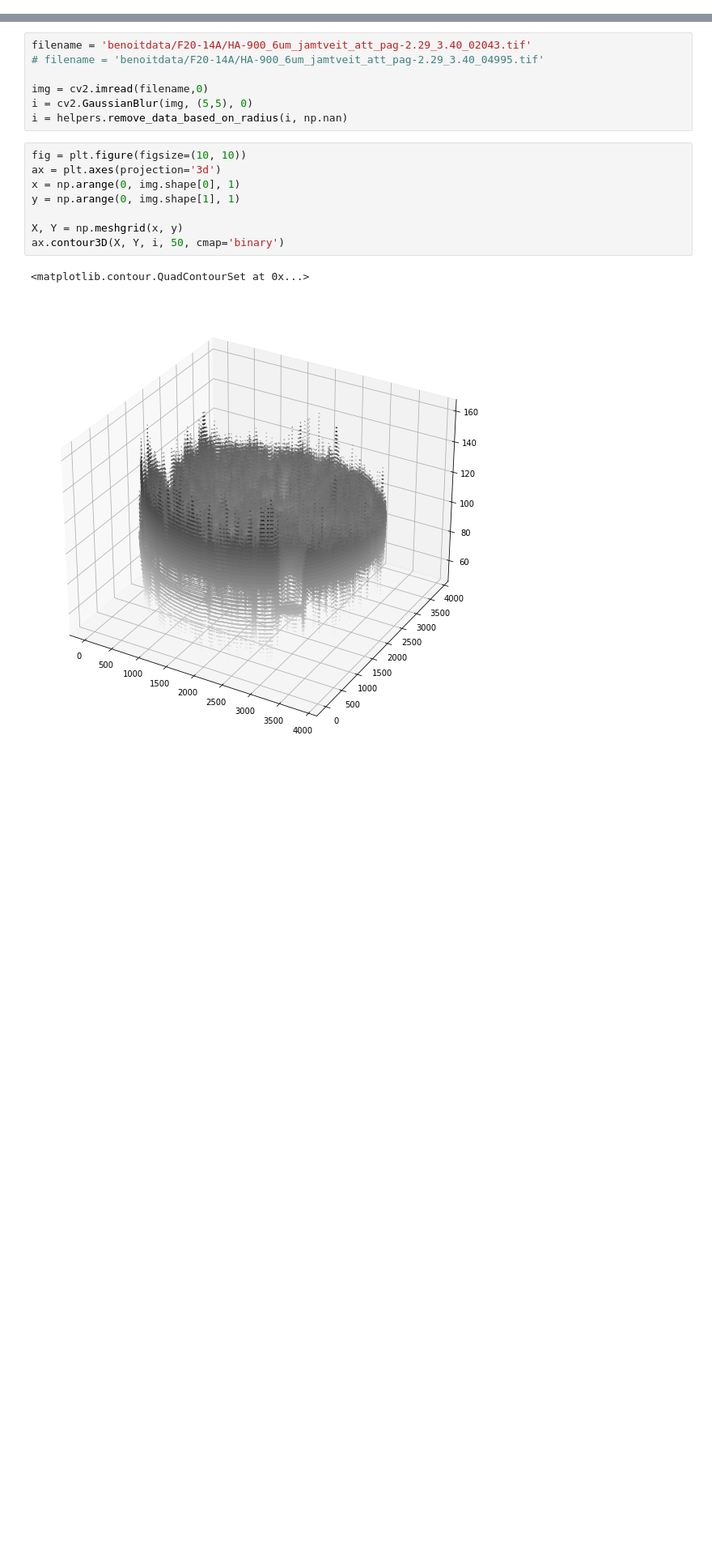
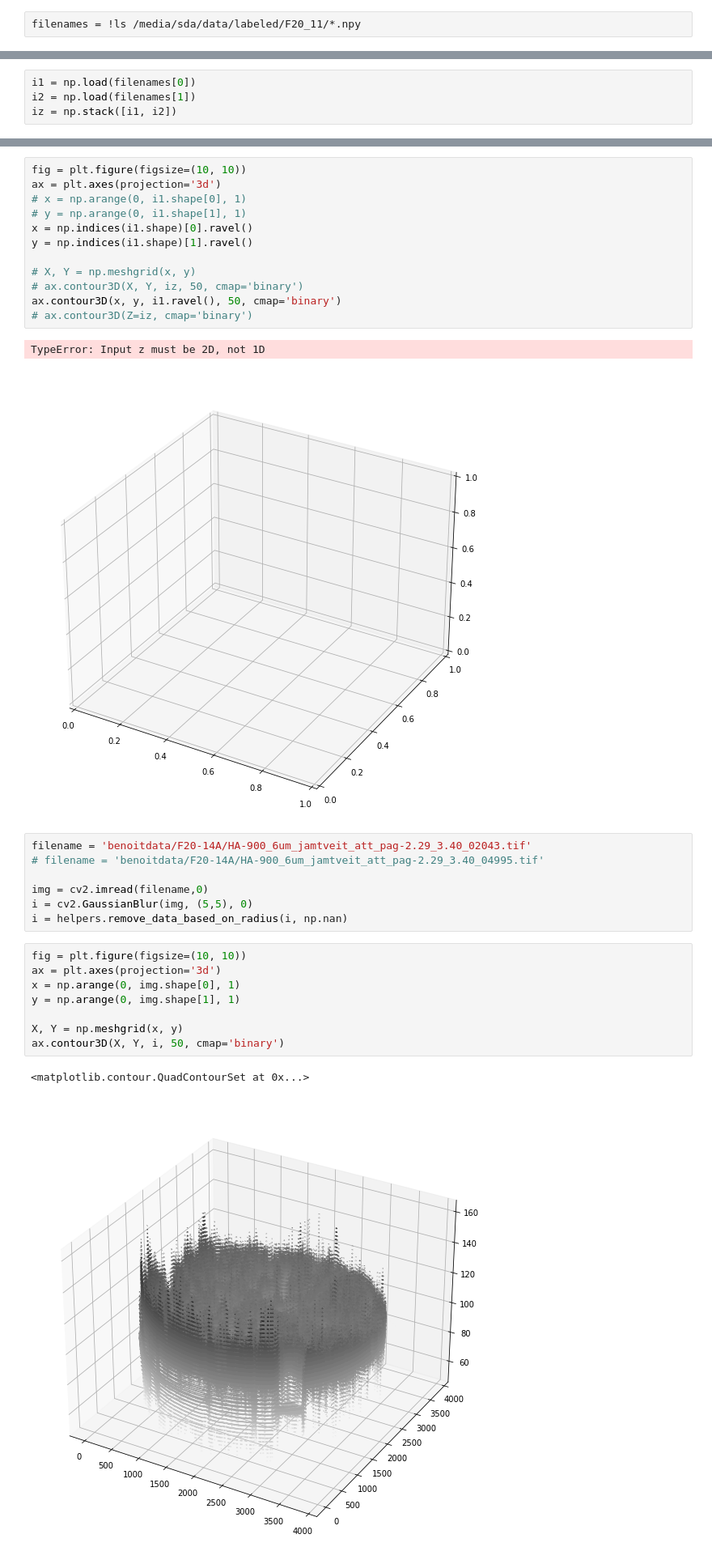
Before and after one commit to mnky9800n/faroe_segmentation, a Jupyter notebook: 3dimage.ipynb, the cells around one changed output, grey strips where cells are left out. Shown at 81% size. Saved outputs shown, nothing was run; the diff lists cells and outputs as text; blank space fills up the shorter version.

```diff
--- a/3dimage.ipynb
+++ b/3dimage.ipynb
@@ -12,0 +14,2 @@ from mpl_toolkits import mplot3d
+# %%
+filenames = !ls /media/sda/data/labeled/F20_11/*.npy
@@ -12,0 +18,4 @@ from mpl_toolkits import mplot3d
+# %%
+i1 = np.load(filenames[0])
+i2 = np.load(filenames[1])
+iz = np.stack([i1, i2])
@@ -13,3 +49,18 @@ from mpl_toolkits import mplot3d
+# %%
+fig = plt.figure(figsize=(10, 10))
+ax = plt.axes(projection='3d')
+# x = np.arange(0, i1.shape[0], 1)
+# y = np.arange(0, i1.shape[1], 1)
+x = np.indices(i1.shape)[0].ravel()
+y = np.indices(i1.shape)[1].ravel()
+
+# X, Y = np.meshgrid(x, y)
+# ax.contour3D(X, Y, iz, 50, cmap='binary')
+ax.contour3D(x, y, i1.ravel(), 50, cmap='binary')
+# ax.contour3D(Z=iz, cmap='binary')
+# %% [output]
+TypeError: Input z must be 2D, not 1D
+[figure, added]
 # %%
 filename = 'benoitdata/F20-14A/HA-900_6um_jamtveit_att_pag-2.29_3.40_02043.tif'
 # filename = 'benoitdata/F20-14A/HA-900_6um_jamtveit_att_pag-2.29_3.40_04995.tif'
```
Also changed, not shown: parts of 4 cells of this notebook, 4 other files.
